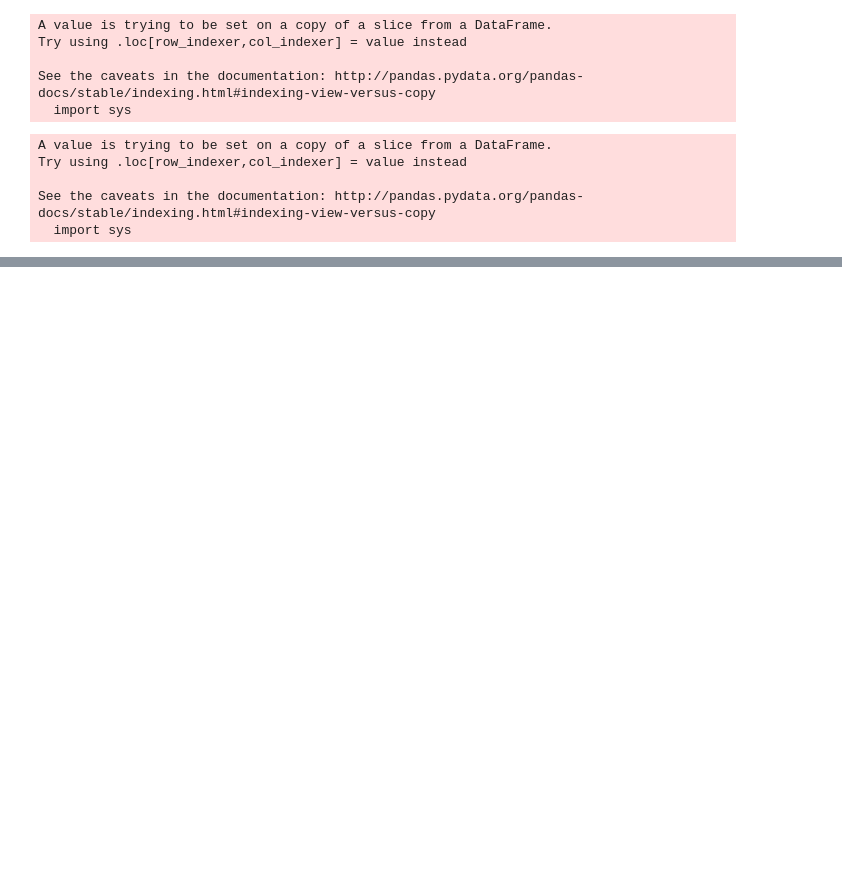
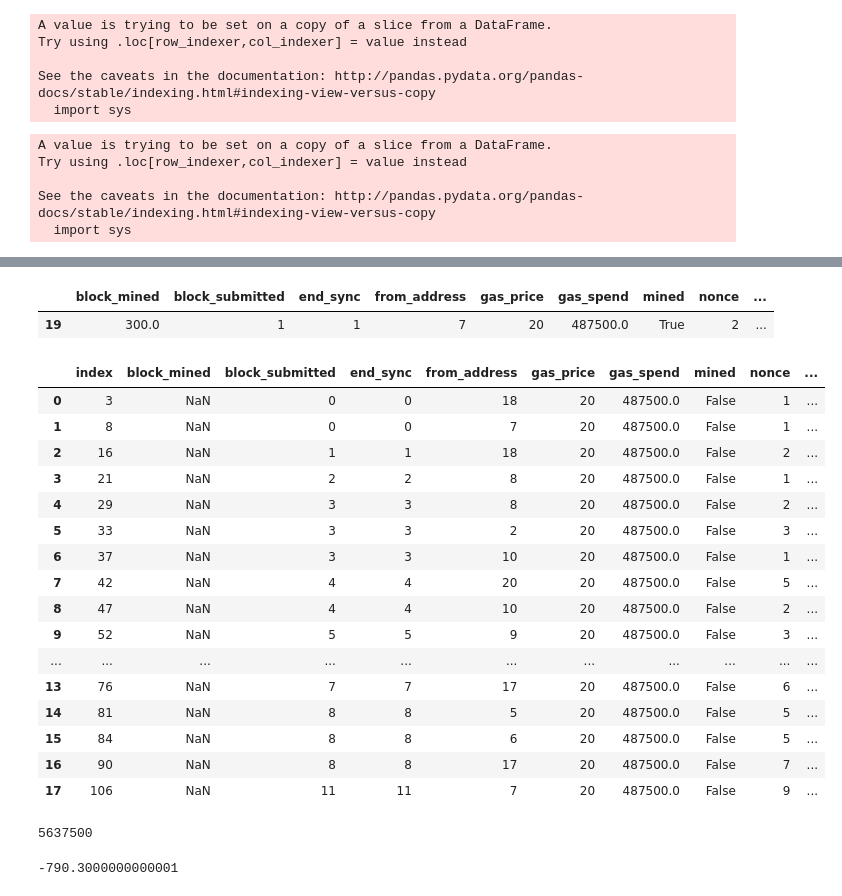
Before and after one commit to johnx25bd/ucl-dissertation, a Jupyter notebook: models/abm/in-development/connected_network/blockchain-model.ipynb, the cells around one changed output, grey strips where cells are left out. Saved outputs shown, nothing was run; the diff lists cells and outputs as text; code cells hidden in the pictures; blank space fills up the shorter version.

```diff
--- a/models/abm/in-development/connected_network/blockchain-model.ipynb
+++ b/models/abm/in-development/connected_network/blockchain-model.ipynb
@@ -754,0 +688,5 @@ See the caveats in the documentation: http://pandas.pydata.org/pandas-docs/stabl
+# %%
+record_bytes_model = SensorBlockchainNetwork(record_bytes=400, record_freq=0.3, mortal=False)
+# %%
+for i in range(300):
+    record_bytes_model.step()
@@ -754,0 +714,38 @@ See the caveats in the documentation: http://pandas.pydata.org/pandas-docs/stabl
+# %%
+mp = record_bytes_model.blockchain.mempool[ record_bytes_model.blockchain.mempool['mined'] == False].sort_values(by=['gas_spend', 'block_submitted']).reset_index()
+# %%
+record_bytes_model.blockchain.mempool[record_bytes_model.blockchain.mempool['mined'] == True]
+# %% [output]
+|  | block_mined | block_submitted | end_sync | from_address | gas_price | gas_spend | mined | nonce | ... |
+| 19 | 300.0 | 1 | 1 | 7 | 20 | 487500.0 | True | 2 | ... |
+# %%
+mp['cum_gas'] = mp['gas_spend'].cumsum()
+tx_mined = mp[0 : mp[mp['cum_gas'] > record_bytes_model.blockchain.block_gas_limit].index[0] ]
+# %%
+tx_mined
+# %% [output]
+|  | index | block_mined | block_submitted | end_sync | from_address | gas_price | gas_spend | mined | nonce | ... |
+| 0 | 3 | NaN | 0 | 0 | 18 | 20 | 487500.0 | False | 1 | ... |
+| 1 | 8 | NaN | 0 | 0 | 7 | 20 | 487500.0 | False | 1 | ... |
+| 2 | 16 | NaN | 1 | 1 | 18 | 20 | 487500.0 | False | 2 | ... |
+| 3 | 21 | NaN | 2 | 2 | 8 | 20 | 487500.0 | False | 1 | ... |
+| 4 | 29 | NaN | 3 | 3 | 8 | 20 | 487500.0 | False | 2 | ... |
+| 5 | 33 | NaN | 3 | 3 | 2 | 20 | 487500.0 | False | 3 | ... |
+| 6 | 37 | NaN | 3 | 3 | 10 | 20 | 487500.0 | False | 1 | ... |
+| 7 | 42 | NaN | 4 | 4 | 20 | 20 | 487500.0 | False | 5 | ... |
+| 8 | 47 | NaN | 4 | 4 | 10 | 20 | 487500.0 | False | 2 | ... |
+| 9 | 52 | NaN | 5 | 5 | 9 | 20 | 487500.0 | False | 3 | ... |
+| ... | ... | ... | ... | ... | ... | ... | ... | ... | ... | ... |
+| 13 | 76 | NaN | 7 | 7 | 17 | 20 | 487500.0 | False | 6 | ... |
+| 14 | 81 | NaN | 8 | 8 | 5 | 20 | 487500.0 | False | 5 | ... |
+| 15 | 84 | NaN | 8 | 8 | 6 | 20 | 487500.0 | False | 5 | ... |
+| 16 | 90 | NaN | 8 | 8 | 17 | 20 | 487500.0 | False | 7 | ... |
+| 17 | 106 | NaN | 11 | 11 | 7 | 20 | 487500.0 | False | 9 | ... |
+# %%
+record_bytes_model.blockchain.gas_per_byte * 451 * 20
+# %% [output]
+5637500
+# %%
+record_bytes_model.schedule.agents[3].battery_life
+# %% [output]
+-790.3000000000001
```
Also changed, not shown: parts of 25 cells of this notebook, 20 other files.
